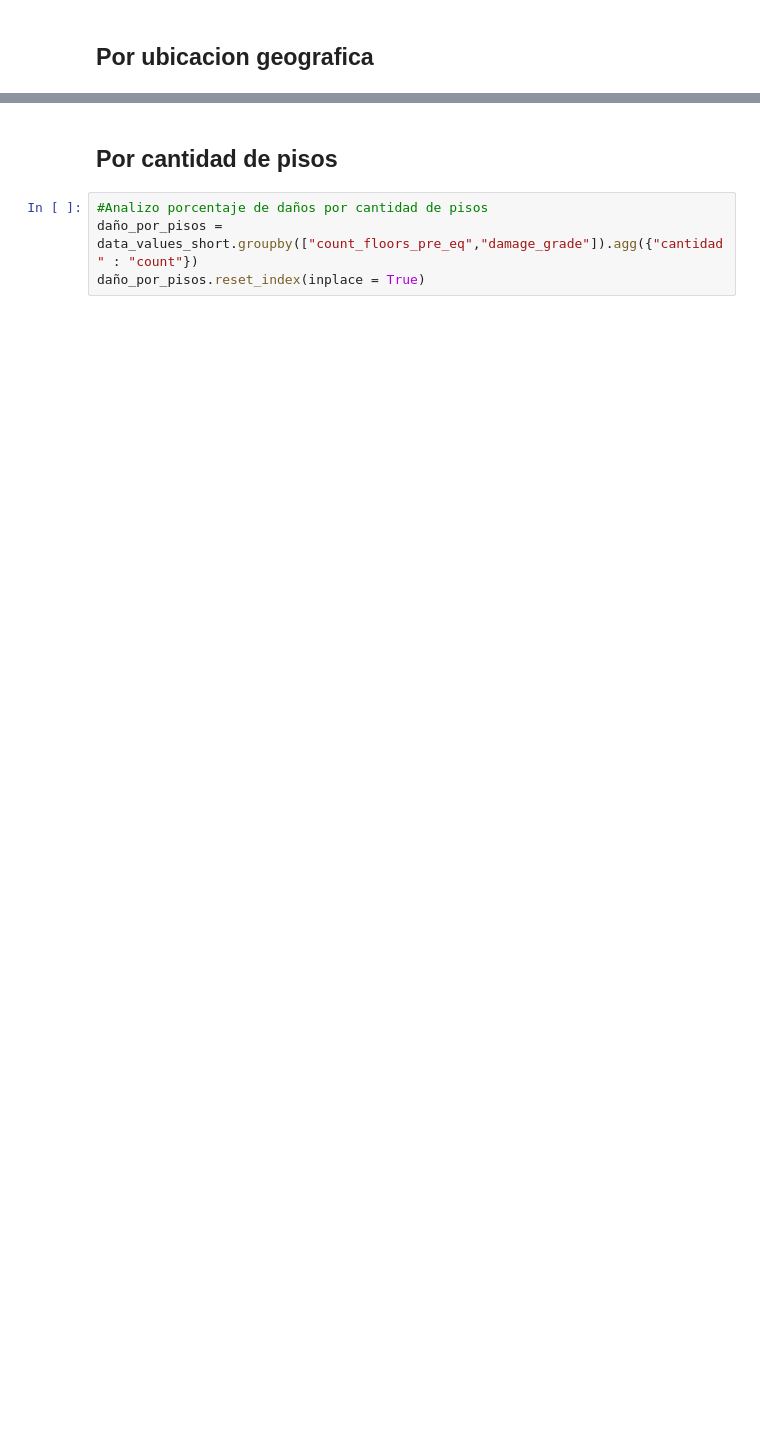
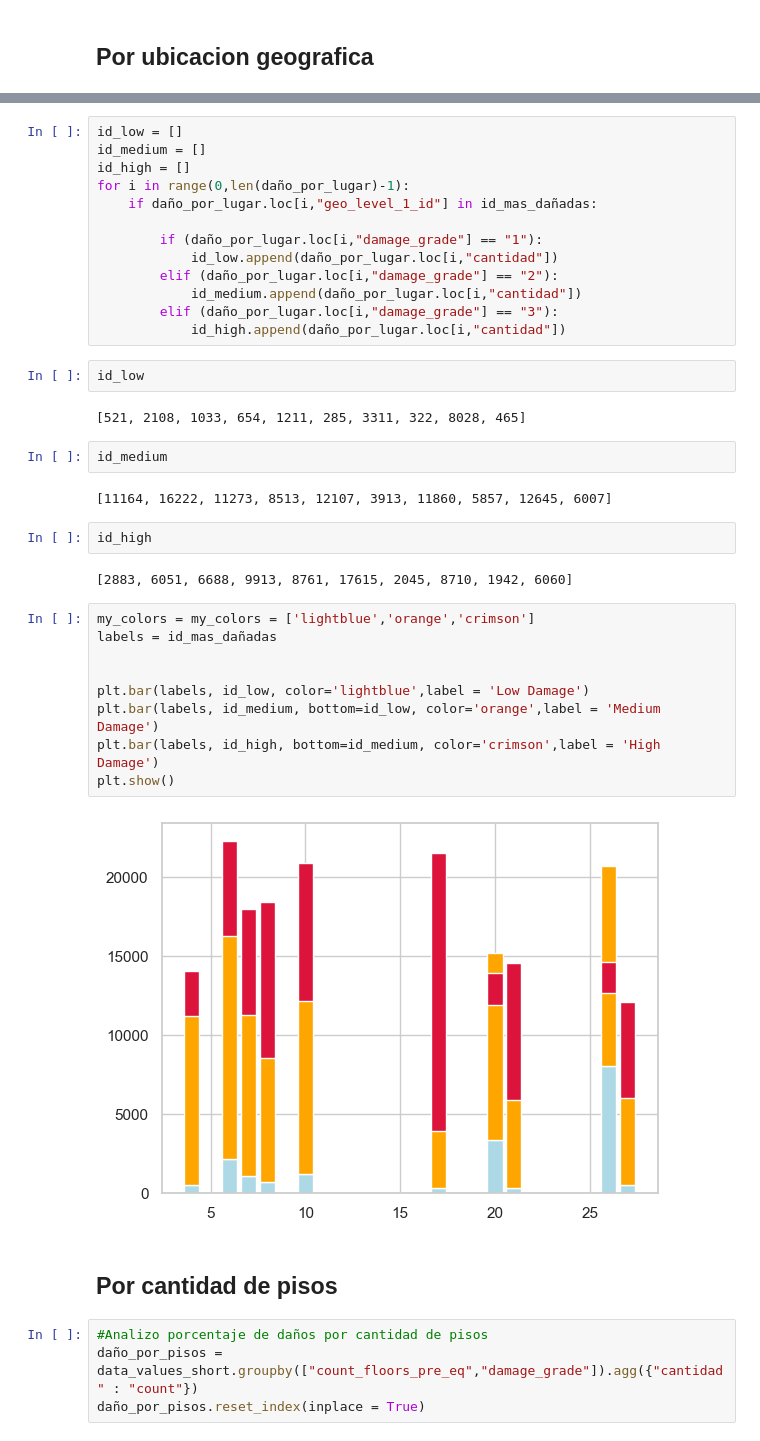
Before and after one commit to DanteReinaudo/EarthquakeDamagePrediction, a Jupyter notebook: tp1/analisis_dante.ipynb, the cells around one changed output, grey strips where cells are left out. Drawn from its saved outputs; the diff is of its cells as text; blank space fills up the shorter version.

```diff
--- a/tp1/analisis_dante.ipynb
+++ b/tp1/analisis_dante.ipynb
@@ -265,3 +252,39 @@ daño_por_ubicacion
+# %%
+id_low = []
+id_medium = []
+id_high = []
+for i in range(0,len(daño_por_lugar)-1):
+    if daño_por_lugar.loc[i,"geo_level_1_id"] in id_mas_dañadas:
+
+        if (daño_por_lugar.loc[i,"damage_grade"] == "1"):
+            id_low.append(daño_por_lugar.loc[i,"cantidad"])
+        elif (daño_por_lugar.loc[i,"damage_grade"] == "2"):
+            id_medium.append(daño_por_lugar.loc[i,"cantidad"])
+        elif (daño_por_lugar.loc[i,"damage_grade"] == "3"):
+            id_high.append(daño_por_lugar.loc[i,"cantidad"])
+# %%
+id_low
+# %% [output]
+[521, 2108, 1033, 654, 1211, 285, 3311, 322, 8028, 465]
+# %%
+id_medium
+# %% [output]
+[11164, 16222, 11273, 8513, 12107, 3913, 11860, 5857, 12645, 6007]
+# %%
+id_high
+# %% [output]
+[2883, 6051, 6688, 9913, 8761, 17615, 2045, 8710, 1942, 6060]
+# %%
+my_colors = my_colors = ['lightblue','orange','crimson']
+labels = id_mas_dañadas
+
+
+plt.bar(labels, id_low, color='lightblue',label = 'Low Damage')
+plt.bar(labels, id_medium, bottom=id_low, color='orange',label = 'Medium Damage')
+plt.bar(labels, id_high, bottom=id_medium, color='crimson',label = 'High Damage')
+plt.show()
+# %% [output]
+[figure, added]
 # %% [markdown]
 ## Por cantidad de pisos
 # %%
```
Also changed, not shown: parts of 12 cells of this notebook.
